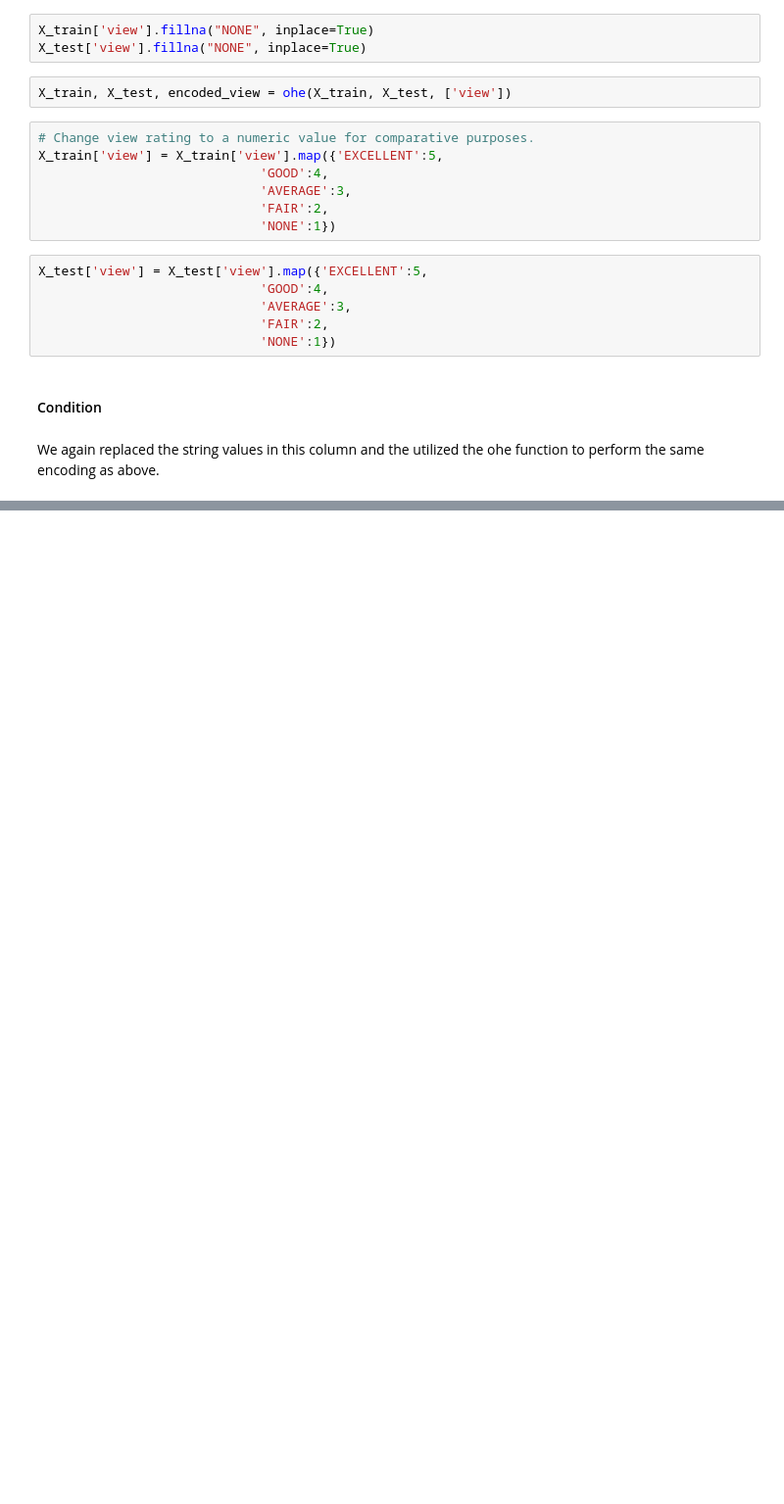
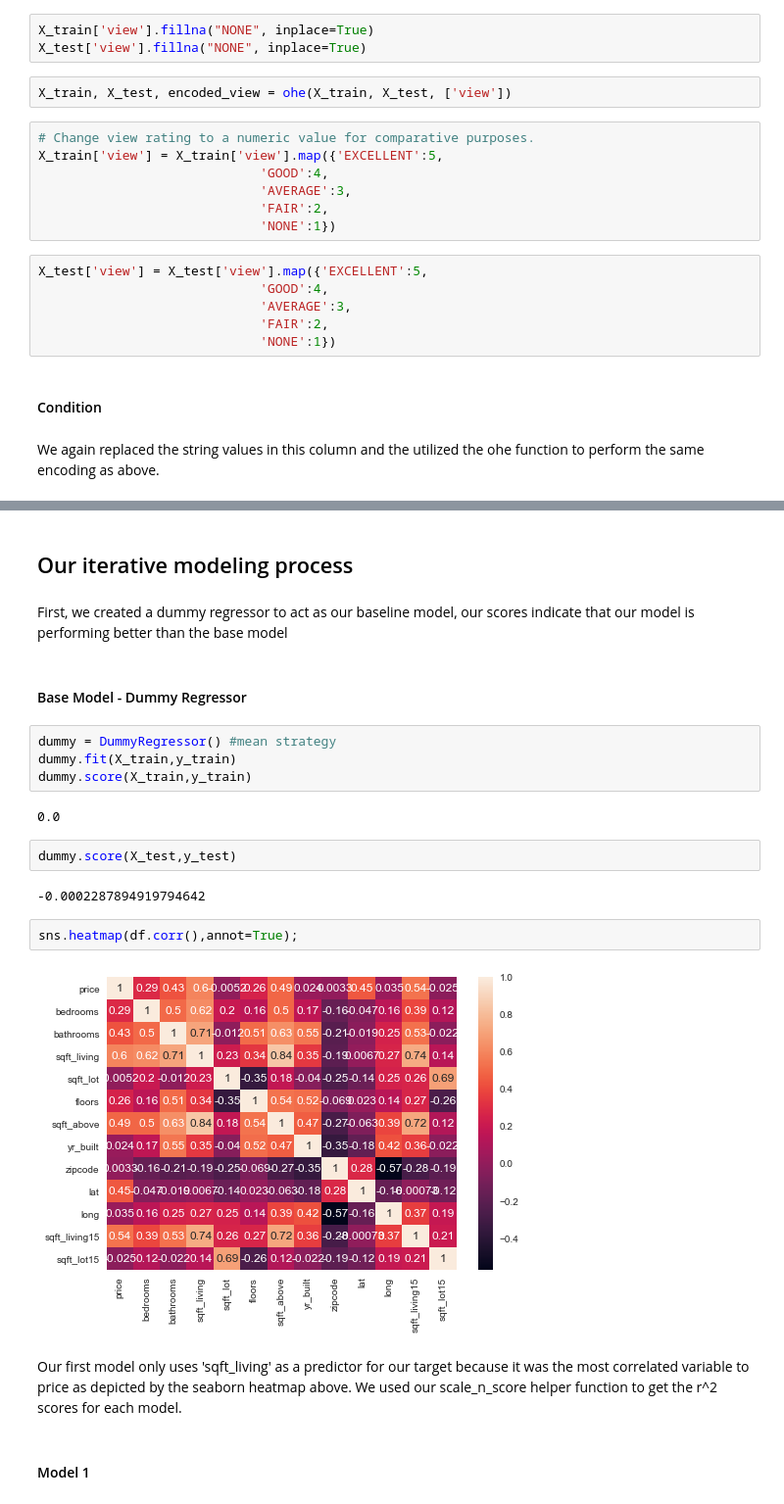
Before and after one commit to ssaeed85/dsc-ph2-KingsCountyRealEstate, a Jupyter notebook: Workspace/Nimeshi/Phase2ProjectNEWNEW.ipynb, the cells around one changed output, grey strips where cells are left out. Shown at 98% size. Cells and saved outputs as stored; diff of their text form; blank space fills up the shorter version.

```diff
--- a/Workspace/Nimeshi/Phase2ProjectNEWNEW.ipynb
+++ b/Workspace/Nimeshi/Phase2ProjectNEWNEW.ipynb
@@ -267,0 +299,24 @@ We again replaced the string values in this column and the utilized the ohe func
+# %% [markdown]
+## Our iterative modeling process
+# %% [markdown]
+First, we created a dummy regressor to act as our baseline model, our scores indicate that our model is performing better than the base model
+# %% [markdown]
+#### Base Model - Dummy Regressor
+# %%
+dummy = DummyRegressor() #mean strategy
+dummy.fit(X_train,y_train)
+dummy.score(X_train,y_train)
+# %% [output]
+0.0
+# %%
+dummy.score(X_test,y_test)
+# %% [output]
+-0.0002287894919794642
+# %%
+sns.heatmap(df.corr(),annot=True);
+# %% [output]
+[figure, added]
+# %% [markdown]
+Our first model only uses 'sqft_living' as a predictor for our target because it was the most correlated variable to price as depicted by the seaborn heatmap above. We used our scale_n_score helper function to get the r^2 scores for each model.
+# %% [markdown]
+#### Model 1
```
Also changed, not shown: parts of 82 cells of this notebook.
